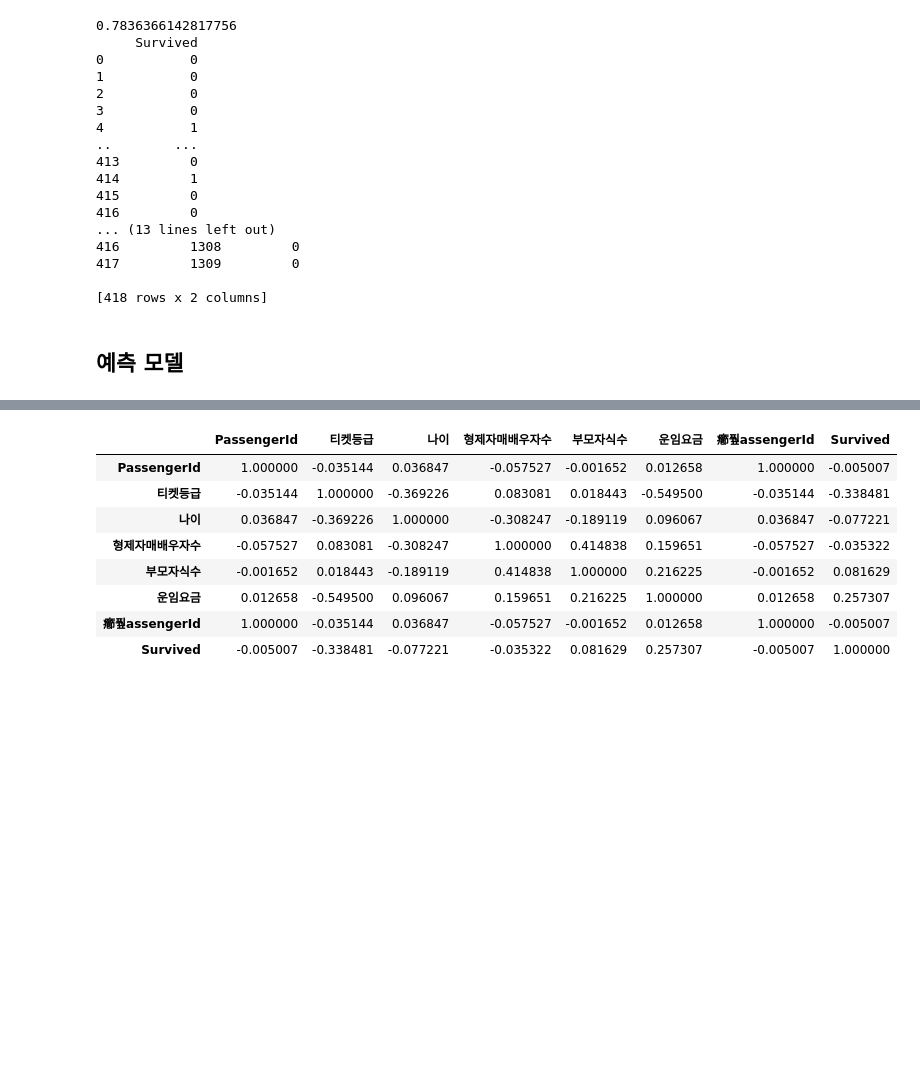
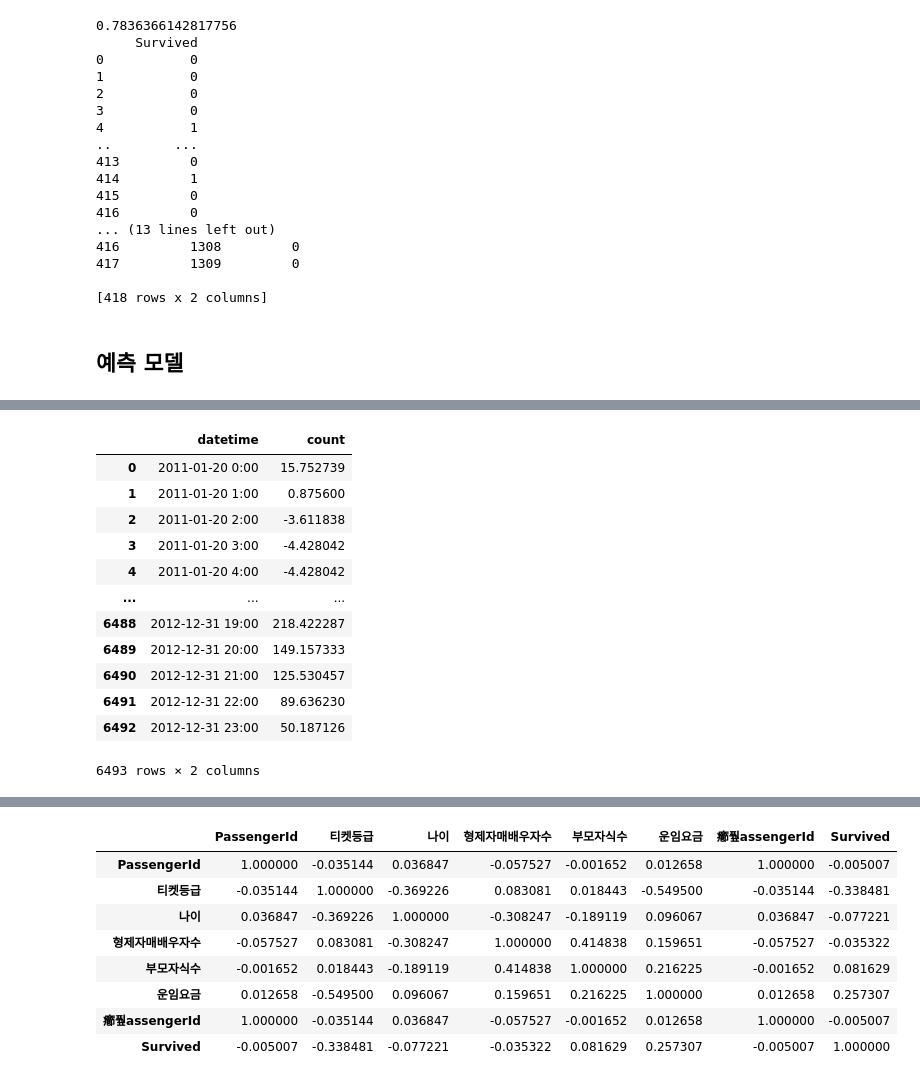
Before and after one commit to YusunPark/BigData, a Jupyter notebook: 제2유형.ipynb, the cells around one changed output, grey strips where cells are left out. Cells and saved outputs as stored; diff of their text form; code cells hidden in the pictures; blank space fills up the shorter version.

```diff
--- a/제2유형.ipynb
+++ b/제2유형.ipynb
@@ -471,0 +458,66 @@ x_train.head()
+# %%
+# 내가 한 모델 - XGBRegression 사용할 것
+
+# 데이터 로딩
+import pandas as pd
+
+x_train = pd.read_csv('/content/drive/MyDrive/빅분기 실기/bike_x_train.csv', encoding='CP949')
+y_train = pd.read_csv('/content/drive/MyDrive/빅분기 실기/bike_y_train.csv', encoding='CP949')
+x_test = pd.read_csv('/content/drive/MyDrive/빅분기 실기/bike_x_test.csv', encoding='CP949')
+
+# 결과 파일을 위한 인덱스 저장
+index = x_test['datetime']
+
+# x_train, y_train 합쳐서 data 만든 후에 상관분석 진행
+data = pd.concat([x_train, y_train], axis=1)
+
+# datetime 값 분리
+x_train['datetime'] = pd.to_datetime(x_train['datetime'])
+x_test['datetime'] = pd.to_datetime(x_test['datetime'])
+
+list_ = [x_train, x_test]
+for x in list_:
+  x['year'] = x['datetime'].dt.year
+  # x['month'] = x['datetime'].dt.month
+  x['hour'] = x['datetime'].dt.hour
+  # x['day'] = x['datetime'].dt.day
+  # x['dayofweek'] = x['datetime'].dt.dayofweek
+
+x_train.drop(columns=['datetime'], inplace=True)
+x_test.drop(columns=['datetime'], inplace=True)
+
+# 결측치 확인 및 제거 ->결측치 존재 x
+
+# 범주형 변수 인코딩 - LabelEncoder -> 범주형 없음
+
+# 데이터 스케일링 - StandardScaler -> 안한거랑 한거랑 비교해보기 ->데이터 범주 차이가 크지 않아서 동일함
+# from sklearn.preprocessing import StandardScaler
+
+# scaler = StandardScaler()
+# x_train = scaler.fit_transform(x_train)
+# x_test = scaler.transform(x_test)
+
+# train, test 분리
+from sklearn.model_selection import train_test_split
+
+X_TRAIN, X_TEST, Y_TRAIN, Y_TEST = train_test_split(x_train, y_train, test_size=0.2, random_state=10)
+
+# 모델 학습
+from xgboost import XGBRegressor
+
+model = XGBRegressor()
+model.fit(X_TRAIN, Y_TRAIN['count'])
+
+# 성능 평가
+from sklearn.metrics import r2_score
+
+Y_PREDICT = pd.DataFrame(model.predict(X_TEST)).rename(columns={0:'count'})
+print(Y_PREDICT.min())
+Y_PREDICT[Y_PREDICT['count'] <0] = 0
+print(Y_PREDICT.min())
+print(r2_score(Y_TEST['count'], Y_PREDICT))
+
+# 결과 파일 생성
+result = pd.concat([index, pd.DataFrame(model.predict(x_test))], axis=1).rename(columns = {0:'count'})
+result
+# %% [output]
@@ -471,0 +530,13 @@ x_train.head()
+|  | datetime | count |
+| 0 | 2011-01-20 0:00 | 15.752739 |
+| 1 | 2011-01-20 1:00 | 0.875600 |
+| 2 | 2011-01-20 2:00 | -3.611838 |
+| 3 | 2011-01-20 3:00 | -4.428042 |
+| 4 | 2011-01-20 4:00 | -4.428042 |
+| ... | ... | ... |
+| 6488 | 2012-12-31 19:00 | 218.422287 |
+| 6489 | 2012-12-31 20:00 | 149.157333 |
+| 6490 | 2012-12-31 21:00 | 125.530457 |
+| 6491 | 2012-12-31 22:00 | 89.636230 |
+| 6492 | 2012-12-31 23:00 | 50.187126 |
+6493 rows × 2 columns
```
Also changed, not shown: parts of 9 cells of this notebook.
